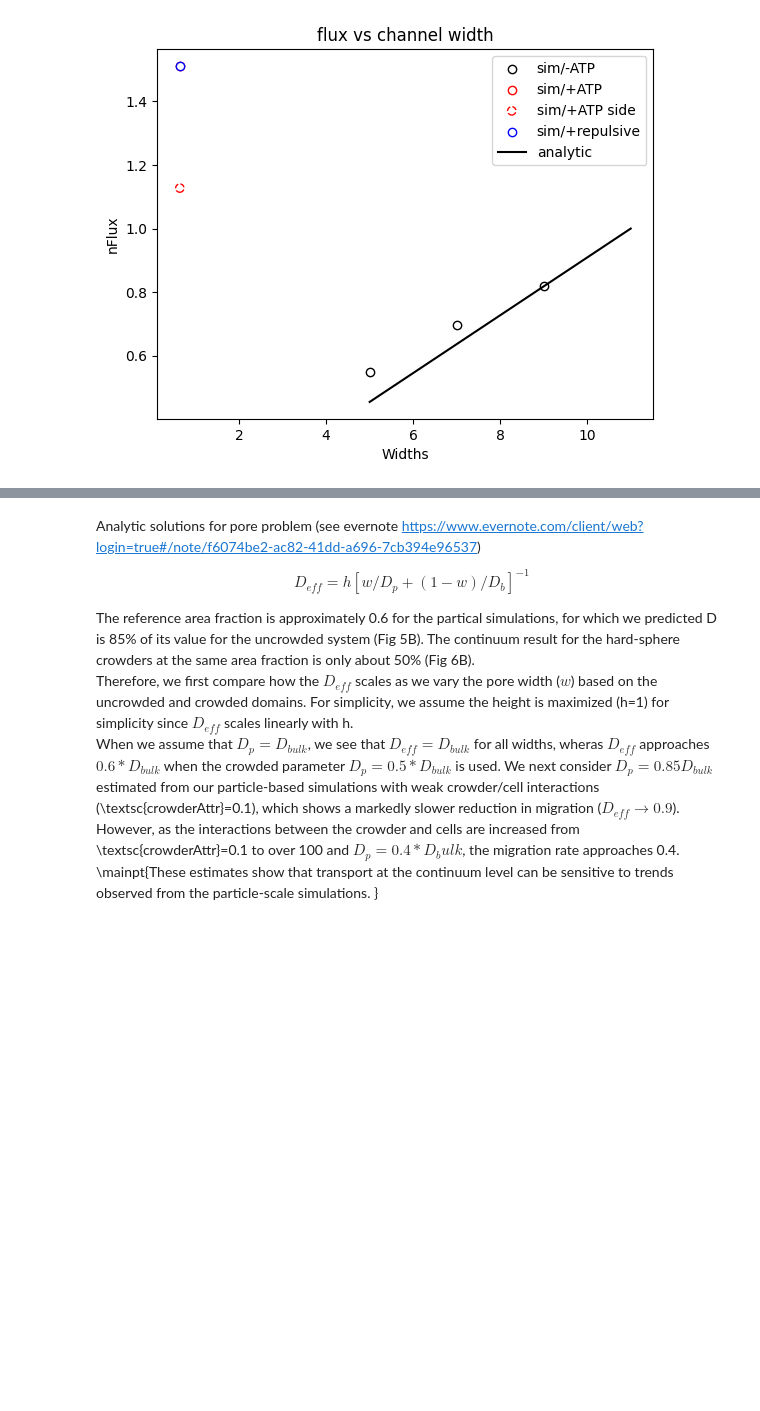
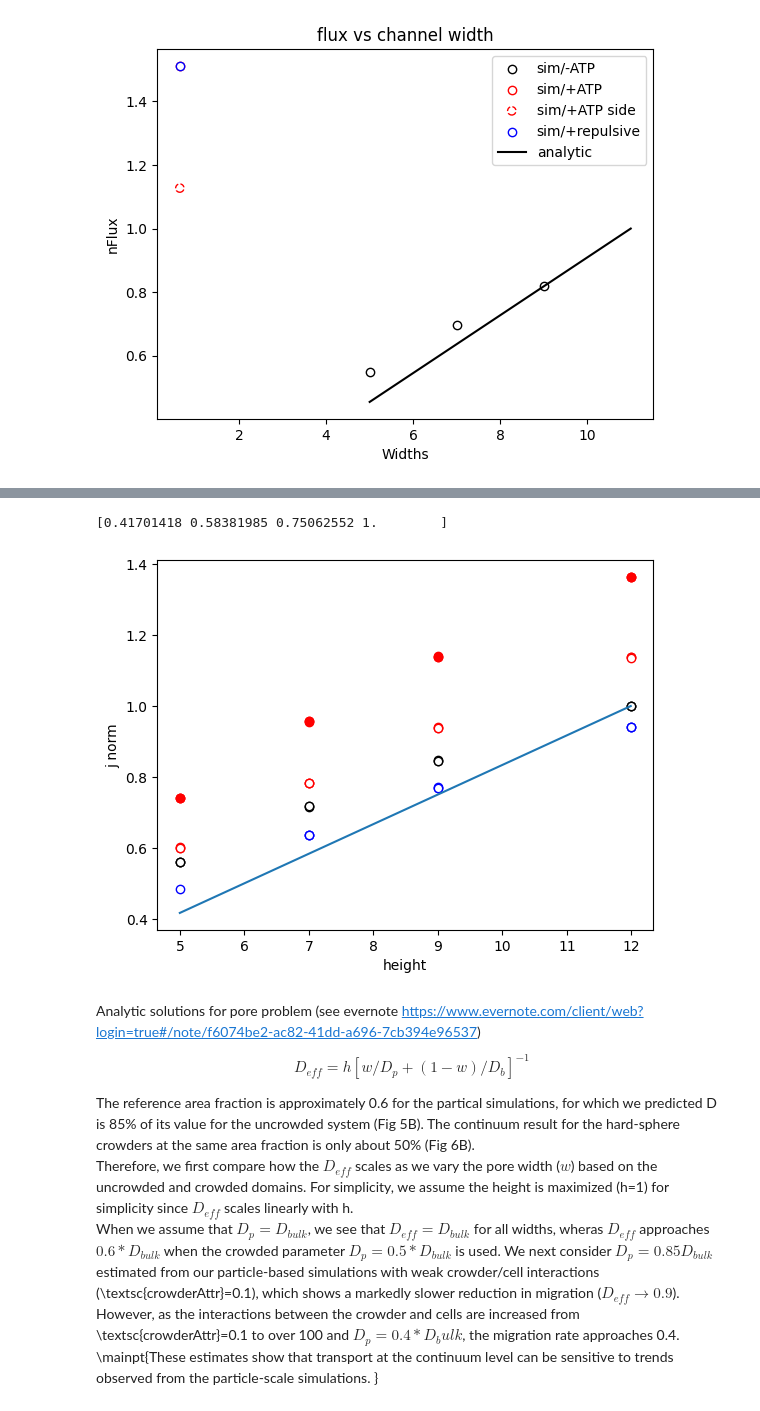
Before and after one commit to huskeypm/cellmigration, a Jupyter notebook: migration_paper.ipynb, the cells around one changed output, grey strips where cells are left out. Cells and saved outputs as stored; diff of their text form; code cells hidden in the pictures; blank space fills up the shorter version.

```diff
--- a/migration_paper.ipynb
+++ b/migration_paper.ipynb
@@ -713,0 +728,56 @@ maxFlux
+# %%
+fileName = "output.csv"
+import pandas as pd
+df = pd.read_csv(fileName)
+
+# List of values to search for in column A
+dfPoreHeight = df[df['jobTypes'].str.match(r'^H')]
+
+dfPoreHeight['d']
+
+# need to record the boundary cond.
+a = df[df['jobNames'].str.match(r'^test11')]
+b = df[df['jobNames'].str.match(r'^test12')]
+c = df[df['jobNames'].str.match(r'^test13')]
+ref = df[df['jobNames'].str.match(r'^test31')]
+z = pd.concat([a,b,c,ref], axis=0)
+
+jRef = ref['totflux_A_pore'].mean()
+
+ds = np.sort( np.unique(z['d']) )
+dests = ds/np.max(ds)
+print(dests)
+plt.plot(ds,dests)
+#plt.scatter(z['d'],z['Deff_membrane']/jRef,facecolor='w',edgecolor='k')
+
+plt.scatter(z['d'],z['totflux_A_pore']/jRef,facecolor='w',edgecolor='k')
+
+
+a = df[df['jobNames'].str.match(r'^test32')]
+b = df[df['jobNames'].str.match(r'^test33')]
+c = df[df['jobNames'].str.match(r'^test34')]
+ref = df[df['jobNames'].str.match(r'^test35')]
+z = pd.concat([a,b,c,ref], axis=0)
+plt.scatter(z['d'],z['totflux_A_pore']/jRef,facecolor='w',edgecolor='r')
+
+
+a = df[df['jobNames'].str.match(r'^test36')]
+b = df[df['jobNames'].str.match(r'^test37')]
+c = df[df['jobNames'].str.match(r'^test38')]
+ref = df[df['jobNames'].str.match(r'^test39')]
+z = pd.concat([a,b,c,ref], axis=0)
+plt.scatter(z['d'],z['totflux_A_pore']/jRef,facecolor='r',edgecolor='r')
+
+
+a = df[df['jobNames'].str.match(r'^test40')]
+b = df[df['jobNames'].str.match(r'^test41')]
+c = df[df['jobNames'].str.match(r'^test42')]
+ref = df[df['jobNames'].str.match(r'^test43')]
+z = pd.concat([a,b,c,ref], axis=0)
+plt.scatter(z['d'],z['totflux_A_pore']/jRef,facecolor='w',edgecolor='b')
+plt.xlabel("height")
+plt.ylabel("j norm")
+plt.gcf().savefig("porewidth.png",dpi=300)
+# %% [output]
+[0.41701418 0.58381985 0.75062552 1.        ]
+[figure, added]
```
Also changed, not shown: parts of 5 cells of this notebook.
